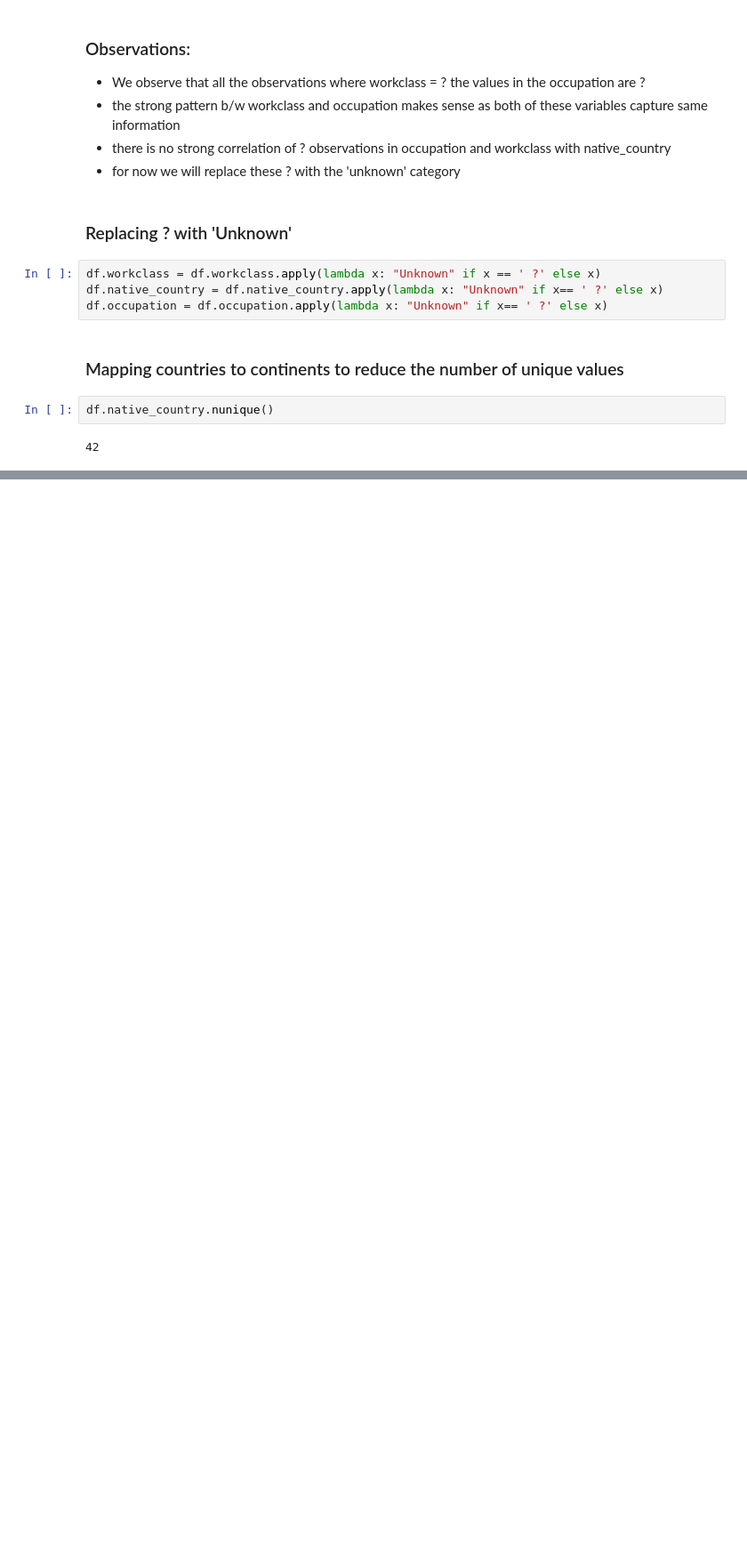
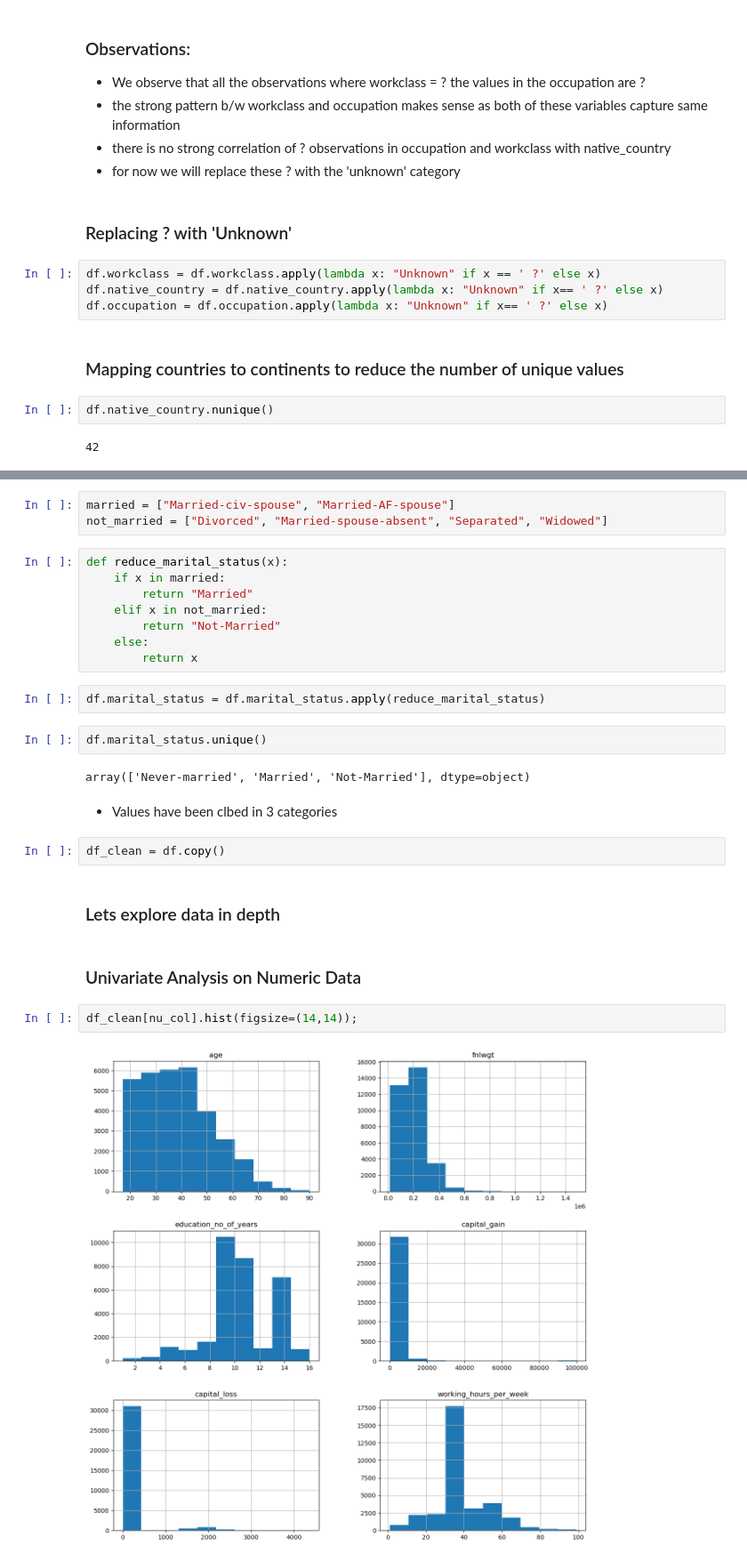
Before and after one commit to poonampal/AIML, a Jupyter notebook: Supervised_Learning_Classification/WHO Case Study.ipynb, the cells around one changed output, grey strips where cells are left out. Shown at 89% size. Drawn from its saved outputs; the diff is of its cells as text; blank space fills up the shorter version.

```diff
--- a/Supervised_Learning_Classification/WHO Case Study.ipynb
+++ b/Supervised_Learning_Classification/WHO Case Study.ipynb
@@ -312,0 +413,29 @@ df.native_country.nunique()
+# %%
+married = ["Married-civ-spouse", "Married-AF-spouse"]
+not_married = ["Divorced", "Married-spouse-absent", "Separated", "Widowed"]
+# %%
+def reduce_marital_status(x):
+    if x in married:
+        return "Married"
+    elif x in not_married:
+        return "Not-Married"
+    else:
+        return x
+# %%
+df.marital_status = df.marital_status.apply(reduce_marital_status)
+# %%
+df.marital_status.unique()
+# %% [output]
+array(['Never-married', 'Married', 'Not-Married'], dtype=object)
+# %% [markdown]
+- Values have been clbed in 3 categories
+# %%
+df_clean = df.copy()
+# %% [markdown]
+### Lets explore data in depth
+# %% [markdown]
+### Univariate Analysis on Numeric Data
+# %%
+df_clean[nu_col].hist(figsize=(14,14));
+# %% [output]
+[figure, added]
```
Also changed, not shown: parts of 92 cells of this notebook.
